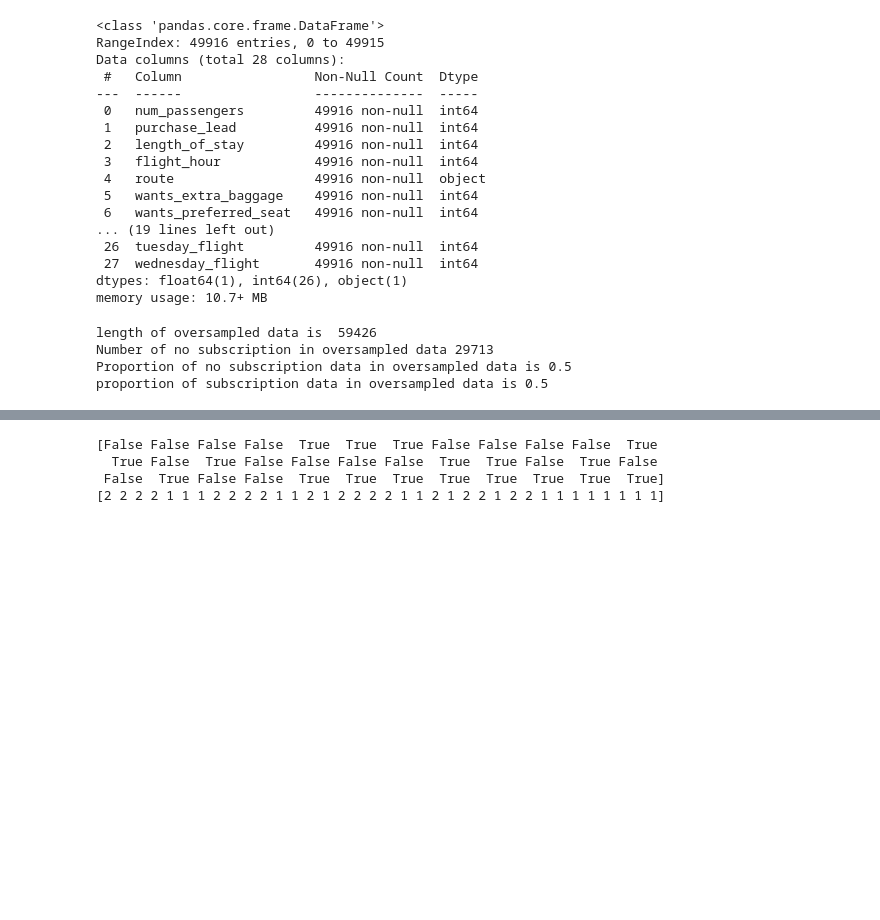
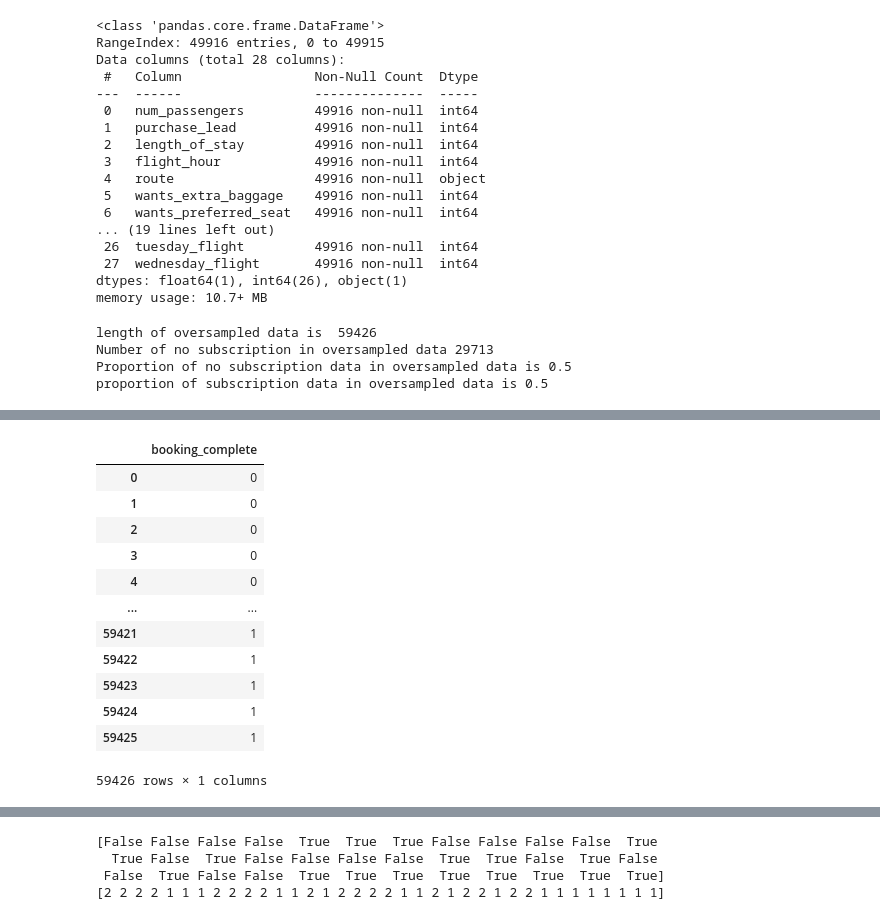
Before and after one commit to I-Sobe/british_airways, a Jupyter notebook: task_2/Getting Started.ipynb, the cells around one changed output, grey strips where cells are left out. Cells and saved outputs as stored; diff of their text form; code cells hidden in the pictures; blank space fills up the shorter version.

```diff
--- a/task_2/Getting Started.ipynb
+++ b/task_2/Getting Started.ipynb
@@ -406,0 +416,16 @@ proportion of subscription data in oversampled data is 0.5
+# %%
+os_data_y
+# %% [output]
+|  | booking_complete |
+| 0 | 0 |
+| 1 | 0 |
+| 2 | 0 |
+| 3 | 0 |
+| 4 | 0 |
+| ... | ... |
+| 59421 | 1 |
+| 59422 | 1 |
+| 59423 | 1 |
+| 59424 | 1 |
+| 59425 | 1 |
+59426 rows × 1 columns
```
Also changed, not shown: parts of 44 cells of this notebook, 5 other files.
